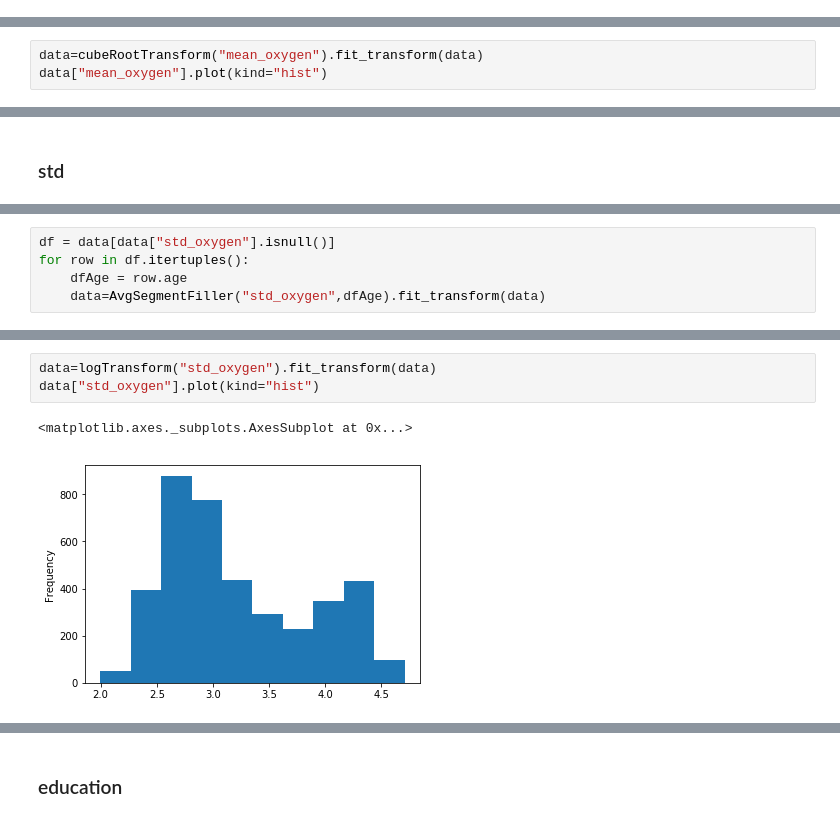
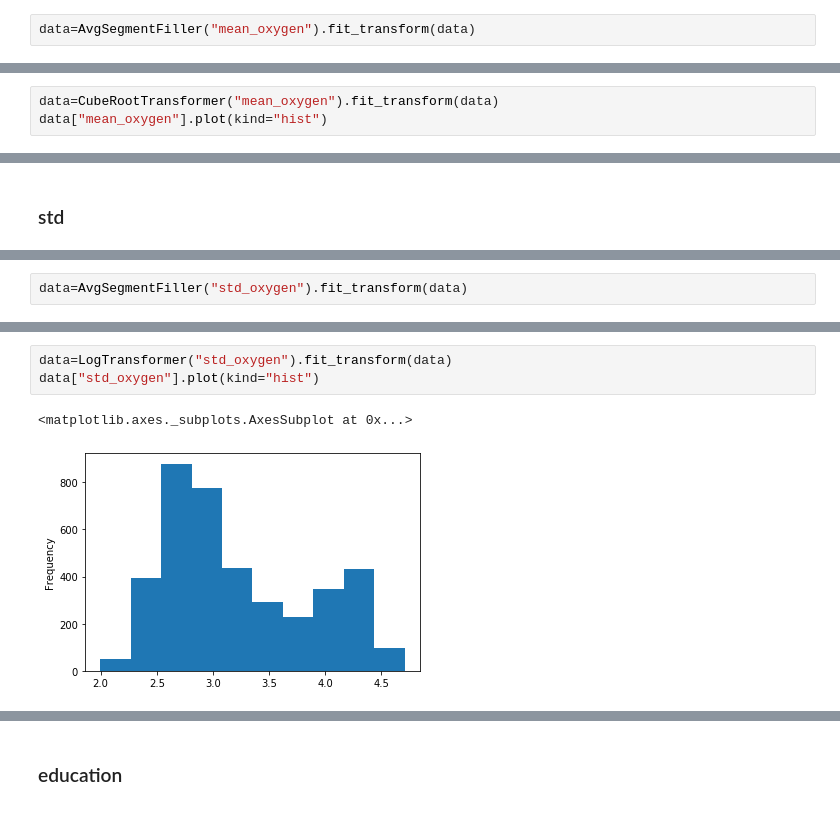
Before and after one commit to Gugliar/IAU-projekt, a Jupyter notebook: IAU_z2_Tibensky_Jedinak-WorkInProgress.ipynb, the cells around one changed output, grey strips where cells are left out. Saved outputs shown, nothing was run; the diff lists cells and outputs as text.

```diff
--- a/IAU_z2_Tibensky_Jedinak-WorkInProgress.ipynb
+++ b/IAU_z2_Tibensky_Jedinak-WorkInProgress.ipynb
@@ -1047,3 +1104,5 @@ for row in df.itertuples():
+# %%
+data=AvgSegmentFiller("mean_oxygen").fit_transform(data)
 # %%
 data["mean_oxygen"].plot(kind="hist")
 data["mean_oxygen"].describe()
@@ -1064,7 +1123,7 @@ sns.boxplot('mean_oxygen', data=data)
 <matplotlib.axes._subplots.AxesSubplot at 0x...>
 [figure]
 # %%
-data=cubeRootTransform("mean_oxygen").fit_transform(data)
+data=CubeRootTransformer("mean_oxygen").fit_transform(data)
 data["mean_oxygen"].plot(kind="hist")
 # %% [output]
 <matplotlib.axes._subplots.AxesSubplot at 0x...>
@@ -1114,8 +1173,5 @@ data["std_oxygen"].isnull().sum()
-# %%
-df = data[data["std_oxygen"].isnull()]
-for row in df.itertuples():
-    dfAge = row.age
-    data=AvgSegmentFiller("std_oxygen",dfAge).fit_transform(data)
+# %%
+data=AvgSegmentFiller("std_oxygen").fit_transform(data)
 # %%
 data["std_oxygen"].plot(kind="hist")
 data["std_oxygen"].describe()
@@ -1138,6 +1194,6 @@ sns.boxplot('std_oxygen', data=data)
 # %%
-data=logTransform("std_oxygen").fit_transform(data)
+data=LogTransformer("std_oxygen").fit_transform(data)
 data["std_oxygen"].plot(kind="hist")
 # %% [output]
 <matplotlib.axes._subplots.AxesSubplot at 0x...>
-[figure, old version]
+[figure, new version]
```
Also changed, not shown: parts of 101 cells of this notebook.
